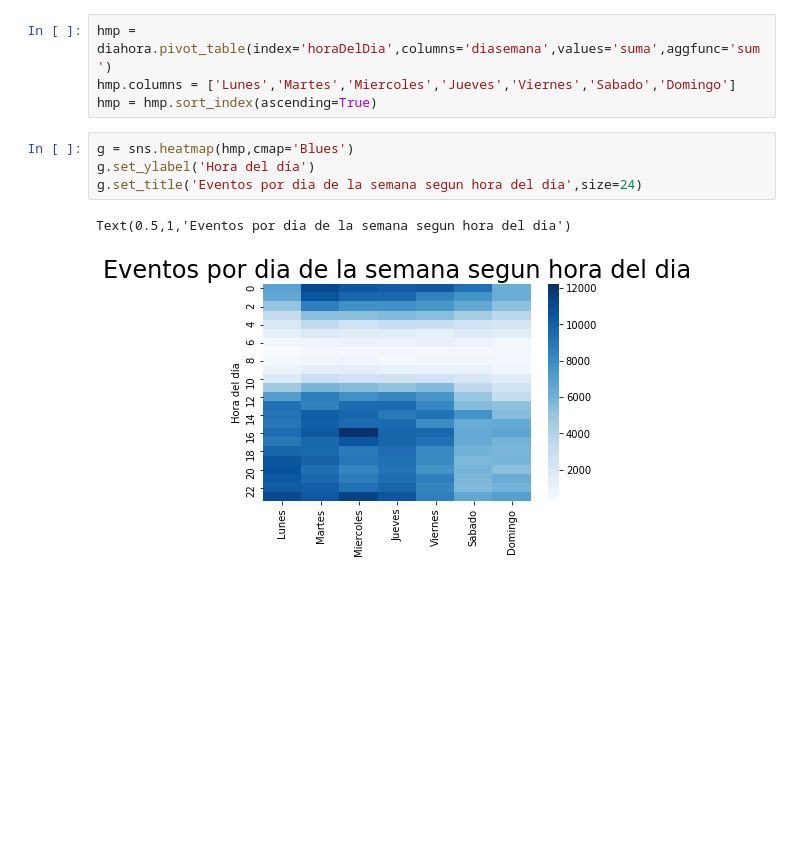
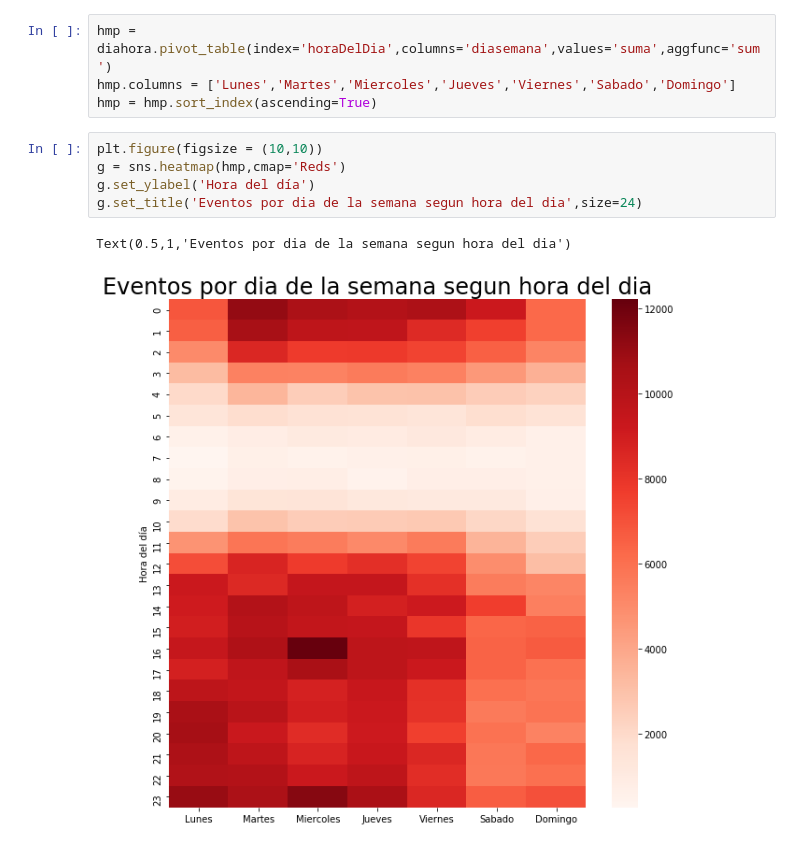
Before and after one commit to javier2409/TP1Datos2C2018, a Jupyter notebook: Analisis Temporal.ipynb, the cells around one changed output. Saved outputs shown, nothing was run; the diff lists cells and outputs as text; blank space fills up the shorter version.

```diff
--- a/Analisis Temporal.ipynb
+++ b/Analisis Temporal.ipynb
@@ -105,9 +105,10 @@ hmp = diahora.pivot_table(index='horaDelDia',columns='diasemana',values='suma',a
 hmp.columns = ['Lunes','Martes','Miercoles','Jueves','Viernes','Sabado','Domingo']
 hmp = hmp.sort_index(ascending=True)
 # %%
-g = sns.heatmap(hmp,cmap='Blues')
+plt.figure(figsize = (10,10))
+g = sns.heatmap(hmp,cmap='Reds')
 g.set_ylabel('Hora del día')
 g.set_title('Eventos por dia de la semana segun hora del dia',size=24)
 # %% [output]
 Text(0.5,1,'Eventos por dia de la semana segun hora del dia')
-[figure, old version]
+[figure, new version]
```
Also changed, not shown: parts of 7 cells of this notebook, 1 other file.
